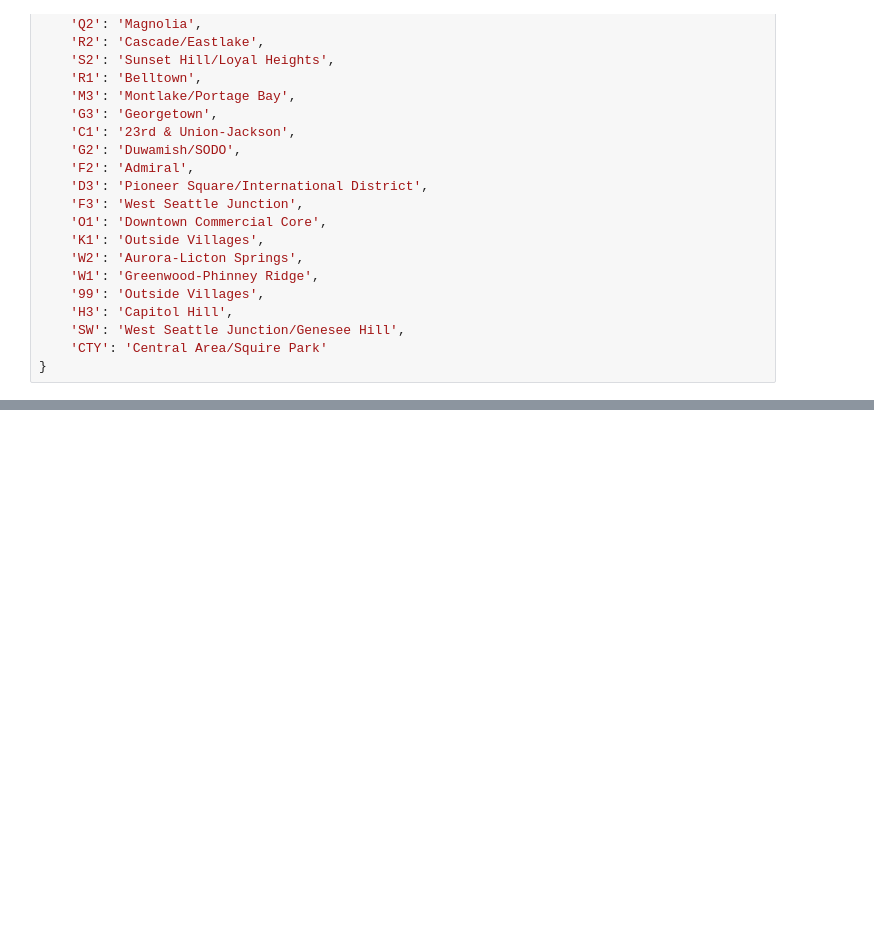
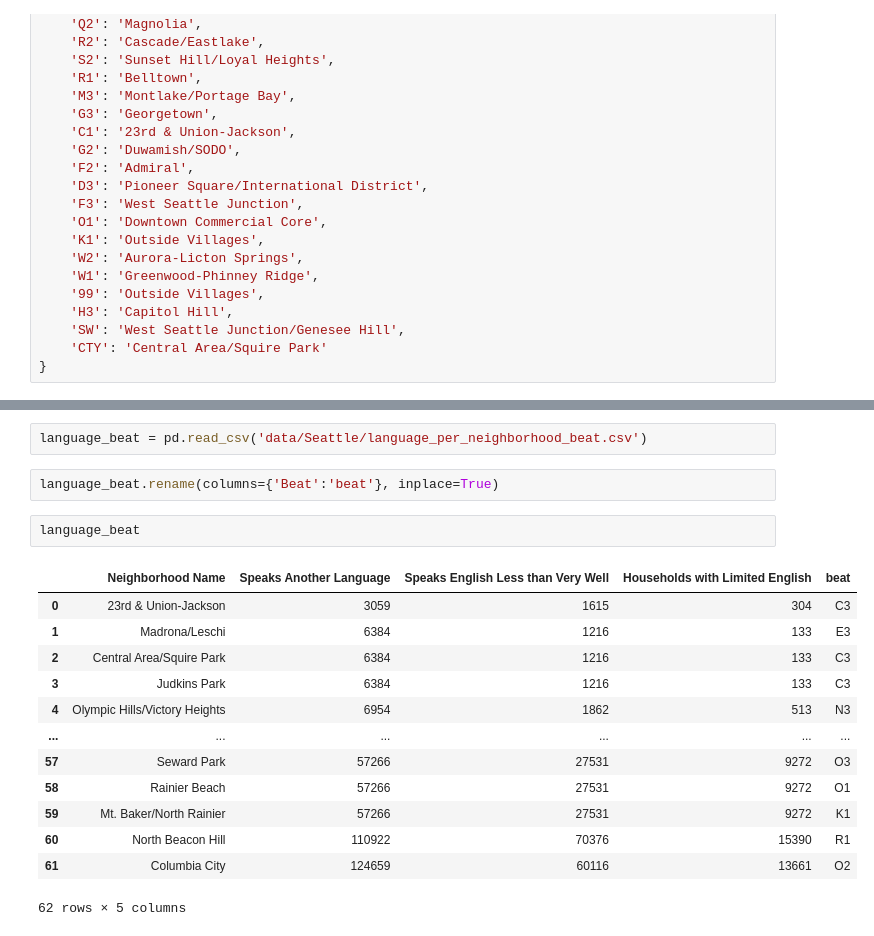
Before and after one commit to nemdim/Capstone-Project-Group-1, a Jupyter notebook: Singapore.ipynb, the cells around one changed output, grey strips where cells are left out. Saved outputs shown, nothing was run; the diff lists cells and outputs as text; blank space fills up the shorter version.

```diff
--- a/Singapore.ipynb
+++ b/Singapore.ipynb
@@ -1170,0 +1185,20 @@ call_seat_beat
+# %%
+language_beat = pd.read_csv('data/Seattle/language_per_neighborhood_beat.csv')
+# %%
+language_beat.rename(columns={'Beat':'beat'}, inplace=True)
+# %%
+language_beat
+# %% [output]
+|  | Neighborhood Name | Speaks Another Language | Speaks English Less than Very Well | Households with Limited English | beat |
+| 0 | 23rd & Union-Jackson | 3059 | 1615 | 304 | C3 |
+| 1 | Madrona/Leschi | 6384 | 1216 | 133 | E3 |
+| 2 | Central Area/Squire Park | 6384 | 1216 | 133 | C3 |
+| 3 | Judkins Park | 6384 | 1216 | 133 | C3 |
+| 4 | Olympic Hills/Victory Heights | 6954 | 1862 | 513 | N3 |
+| ... | ... | ... | ... | ... | ... |
+| 57 | Seward Park | 57266 | 27531 | 9272 | O3 |
+| 58 | Rainier Beach | 57266 | 27531 | 9272 | O1 |
+| 59 | Mt. Baker/North Rainier | 57266 | 27531 | 9272 | K1 |
+| 60 | North Beacon Hill | 110922 | 70376 | 15390 | R1 |
+| 61 | Columbia City | 124659 | 60116 | 13661 | O2 |
+62 rows × 5 columns
```
Also changed, not shown: parts of 4 cells of this notebook.
